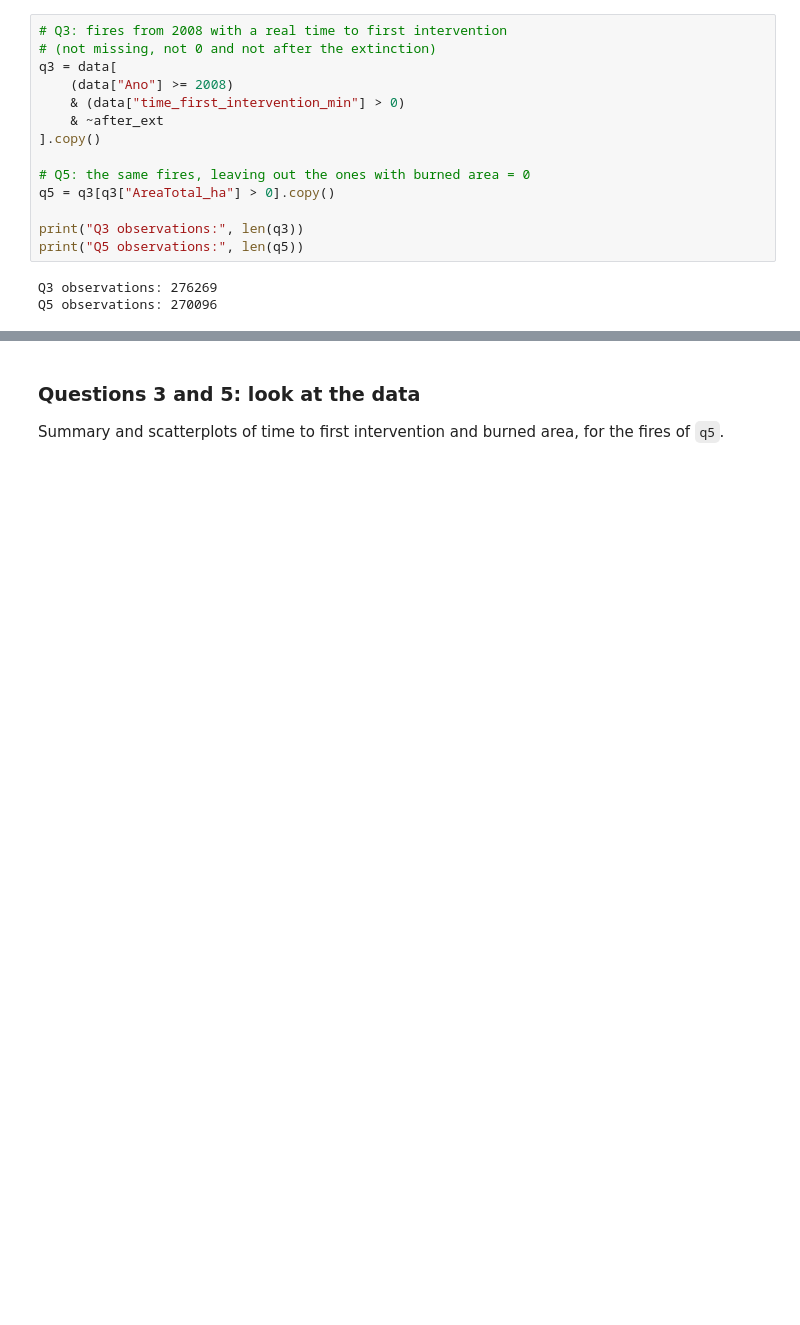
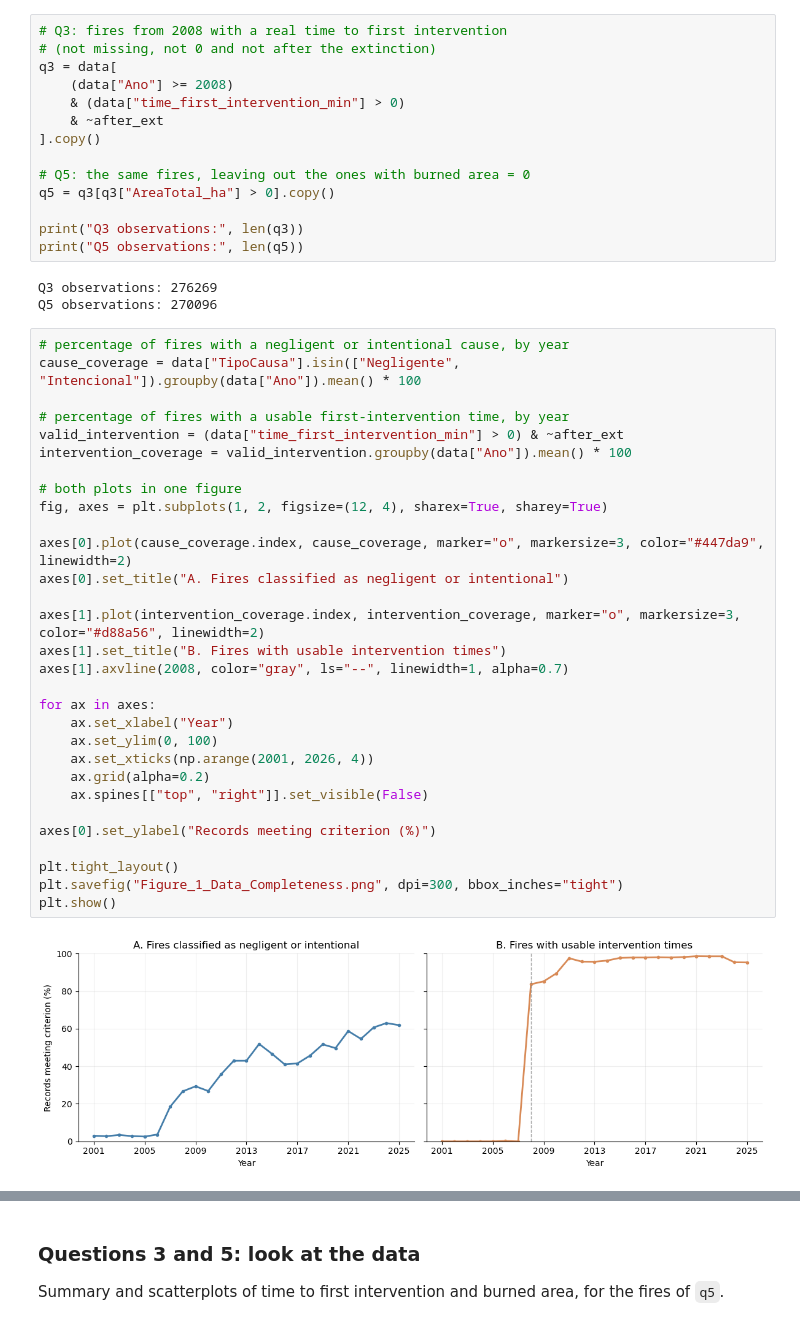
Before and after one commit to KevinSalgado/Statistics_Project, a Jupyter notebook: Data_Preparation_and_Visualization.ipynb, the cells around one changed output, grey strips where cells are left out. Saved outputs shown, nothing was run; the diff lists cells and outputs as text; blank space fills up the shorter version.

```diff
--- a/Data_Preparation_and_Visualization.ipynb
+++ b/Data_Preparation_and_Visualization.ipynb
@@ -752,6 +759,38 @@ print("Q5 observations:", len(q5))
 # %% [output]
 Q3 observations: 276269
 Q5 observations: 270096
+# %%
+# percentage of fires with a negligent or intentional cause, by year
+cause_coverage = data["TipoCausa"].isin(["Negligente", "Intencional"]).groupby(data["Ano"]).mean() * 100
+
+# percentage of fires with a usable first-intervention time, by year
+valid_intervention = (data["time_first_intervention_min"] > 0) & ~after_ext
+intervention_coverage = valid_intervention.groupby(data["Ano"]).mean() * 100
+
+# both plots in one figure
+fig, axes = plt.subplots(1, 2, figsize=(12, 4), sharex=True, sharey=True)
+
+axes[0].plot(cause_coverage.index, cause_coverage, marker="o", markersize=3, color="#447da9", linewidth=2)
+axes[0].set_title("A. Fires classified as negligent or intentional")
+
+axes[1].plot(intervention_coverage.index, intervention_coverage, marker="o", markersize=3, color="#d88a56", linewidth=2)
+axes[1].set_title("B. Fires with usable intervention times")
+axes[1].axvline(2008, color="gray", ls="--", linewidth=1, alpha=0.7)
+
+for ax in axes:
+    ax.set_xlabel("Year")
+    ax.set_ylim(0, 100)
+    ax.set_xticks(np.arange(2001, 2026, 4))
+    ax.grid(alpha=0.2)
+    ax.spines[["top", "right"]].set_visible(False)
+
+axes[0].set_ylabel("Records meeting criterion (%)")
+
+plt.tight_layout()
+plt.savefig("Figure_1_Data_Completeness.png", dpi=300, bbox_inches="tight")
+plt.show()
+# %% [output]
+[figure, added]
 # %%
 q3.groupby("period", observed=True)["time_first_intervention_min"].agg(["count", "median", "mean"])
 # %% [output]
```
Also changed, not shown: parts of 32 cells of this notebook.
